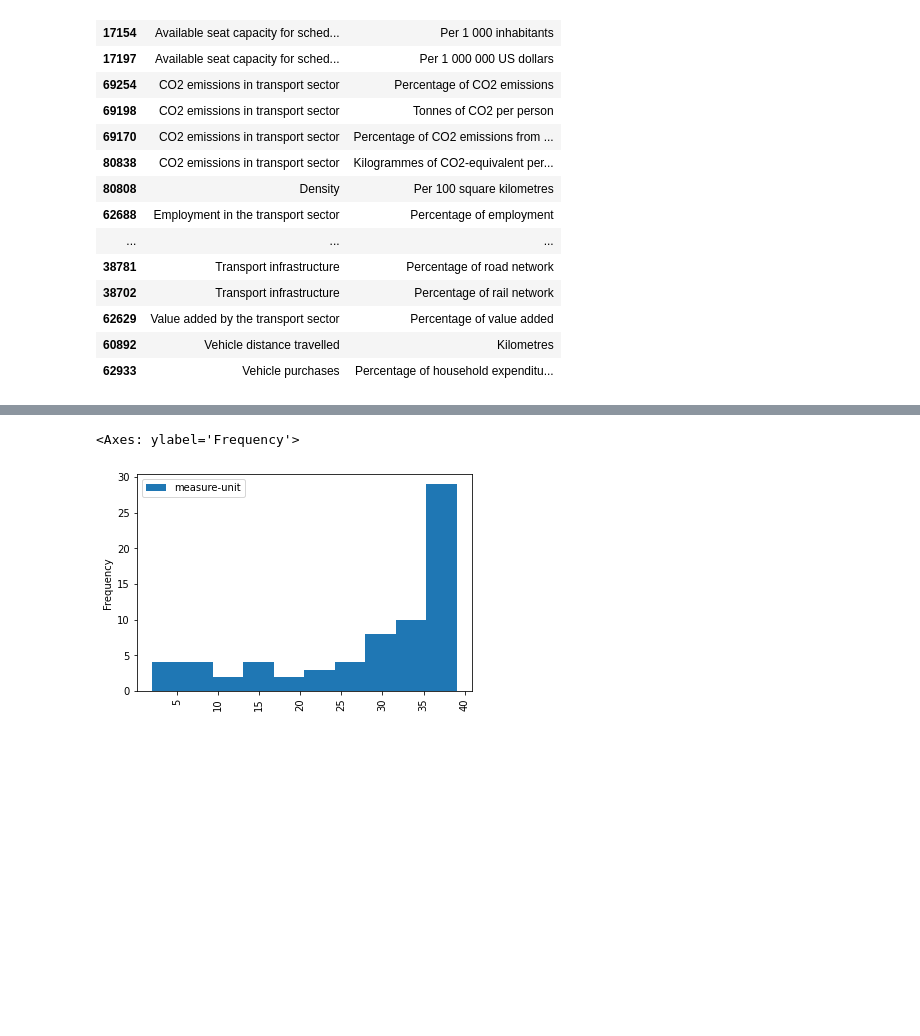
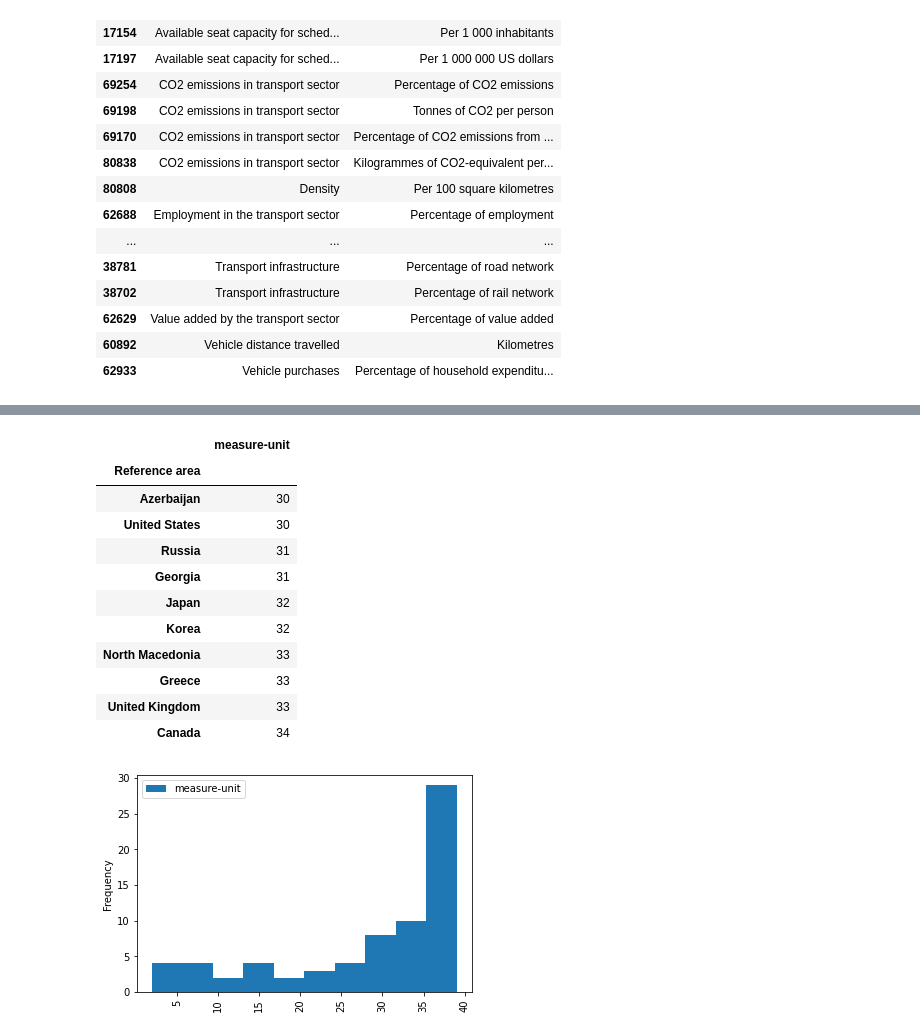
Before and after one commit to ayeachuri/transport_investment_analytics, a Jupyter notebook: E-Commerce Analytics.ipynb, the cells around one changed output, grey strips where cells are left out. Drawn from its saved outputs; the diff is of its cells as text; code cells hidden in the pictures; blank space fills up the shorter version.

```diff
--- a/E-Commerce Analytics.ipynb
+++ b/E-Commerce Analytics.ipynb
@@ -340,21 +370,40 @@ transportIndicatorsDF.head()
 # %%
 # Let's begin with B3 as it also gives us a chance to gain better insight into the data.
 # It is not a given that every country has released data for every metric. Let's run an aggregation
 # and plot the findings. We may want to discard metrics if many countries are missing values for it.
 
 # Country metrics aggregation - group countries and aggregate the number of unique "measure-unit" tuples for each
 countryMeasuresDF = transportIndicatorsDF.groupby("Reference area").agg({"measure-unit" : pd.Series.nunique}).sort_values("measure-unit")
+# This uses reference area as an index, so we reassign the column and assign a new index
+countryMeasuresDF.reset_index()
 
 # While several countries have measures for all 39 tuples, some countries such as the Dominican Republic
 # and Malaysia have just 2. We inspect the data to confirm:
 
 transportIndicatorsDF[(transportIndicatorsDF['Reference area'] == 'Malaysia') |
                        (transportIndicatorsDF['Reference area'] == 'Dominican Republic')
                        ].sample(n=12, replace=False, random_state=4218).sort_values('Reference area')
 # Malaysia only records passenger and freight transport, and exclusively by Rail transport
 # The Dominican Republic only has records for Passenger and freight transport, and exclusively by Air.
 
 countryMeasuresDF.plot(kind = 'hist', rot = 90)
+
+# For the purpose of clustering, we should make sure that all countries are comparable across as many features as possible
+# We drop countries which have less than 30 of the 39 measure units.
+
+highInfoCountriesDF = countryMeasuresDF[(countryMeasuresDF['measure-unit'] >= 30)]
+highInfoCountriesDF.sort_values('measure-unit').head(10)
 # %% [output]
-<Axes: ylabel='Frequency'>
+|  | measure-unit |
+| Reference area |  |
+| Azerbaijan | 30 |
+| United States | 30 |
+| Russia | 31 |
+| Georgia | 31 |
+| Japan | 32 |
+| Korea | 32 |
+| North Macedonia | 33 |
+| Greece | 33 |
+| United Kingdom | 33 |
+| Canada | 34 |
 [figure]
```
Also changed, not shown: parts of 5 cells of this notebook, 4 other files.
